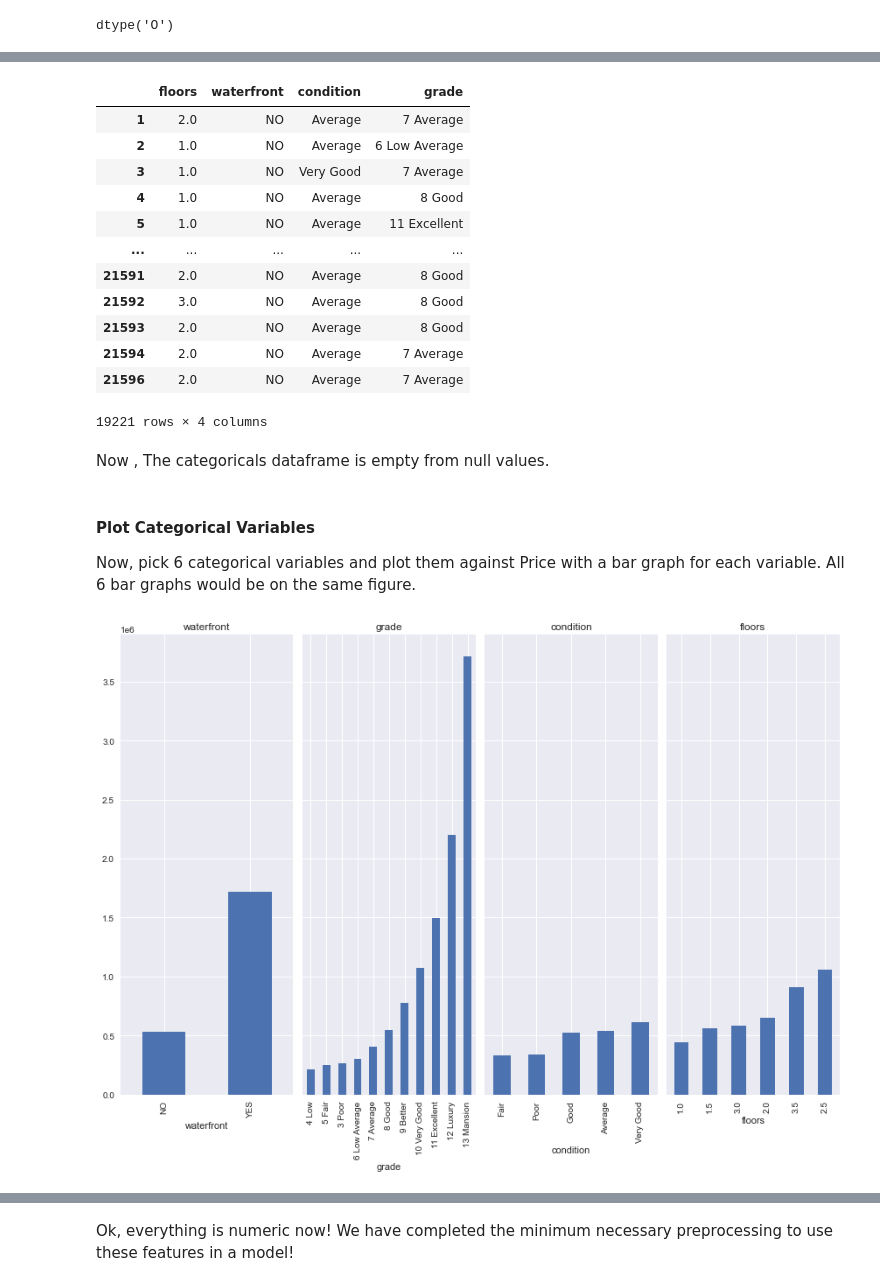
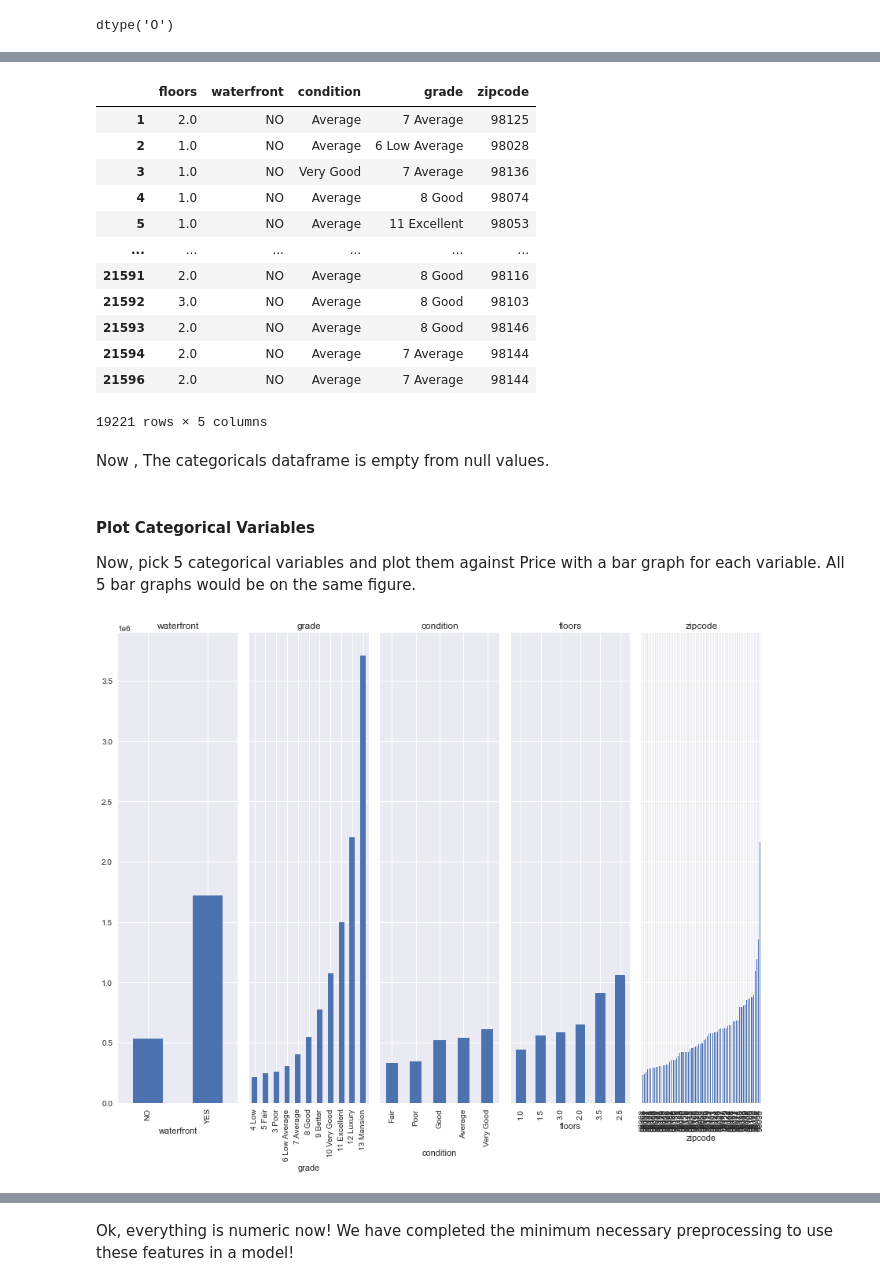
Before and after one commit to maysasaad/dsc-phase-2-project-v2-3, a Jupyter notebook: student.ipynb, the cells around one changed output, grey strips where cells are left out. Cells and saved outputs as stored; diff of their text form; code cells hidden in the pictures.

```diff
--- a/student.ipynb
+++ b/student.ipynb
@@ -65,0 +70,11 @@ House data frame contains 21 columns , we will pick some of them for our analizi
+# %%
+# Instantiate figure and set its size
+fig,ax = plt.subplots(figsize=(20,10))
+# Plot the scatterplot
+sns.scatterplot(x='long', y='lat', hue='price', data=house)
+# Add title and axis names
+plt.title("House's price based on house's location",pad=30,fontsize=45)
+plt.xlabel('longitude',labelpad=30,fontsize=50 )
+plt.ylabel('latitude',labelpad=30,fontsize=50)
+plt.xticks(fontsize=20)
+plt.yticks(fontsize=20)
@@ -69,7 +96,7 @@ For the purposes of this lab, we will only be using a subset of all of the featu
 # %%
 # Drop some columns from our data frame
 # Display the top 5 rows by using .head() method
-house = house.drop(columns=["id","date","view","sqft_above","sqft_basement","yr_renovated","zipcode","lat","long","sqft_living15","sqft_lot15"],axis=1)
+house = house.drop(columns=["id","date","view","sqft_above","sqft_basement","yr_renovated","lat","long","sqft_living15","sqft_lot15"],axis=1)
 house.head()
 # %% [output]
 |  | price | bedrooms | bathrooms | sqft_living | sqft_lot | floors | waterfront | condition | grade | ... |
@@ -159,5 +191,5 @@ house["floors"].dtype
 # %% [output]
 dtype('O')
 # %%
-# convert the data type of the column bedrooms to object by using .astype() method
-#house["bedrooms"] = house["bedrooms"].astype("str")
+# convert the data type of the column zipcode to object by using .astype() method
+house["zipcode"] = house["zipcode"].astype("str")
@@ -209,19 +238,19 @@ Name: grade, dtype: int64
 # Remove the null values by using .dropna()
 categoricals.dropna()
 # %% [output]
-|  | floors | waterfront | condition | grade |
-| 1 | 2.0 | NO | Average | 7 Average |
-| 2 | 1.0 | NO | Average | 6 Low Average |
-| 3 | 1.0 | NO | Very Good | 7 Average |
-| 4 | 1.0 | NO | Average | 8 Good |
-| 5 | 1.0 | NO | Average | 11 Excellent |
-| ... | ... | ... | ... | ... |
-| 21591 | 2.0 | NO | Average | 8 Good |
-| 21592 | 3.0 | NO | Average | 8 Good |
-| 21593 | 2.0 | NO | Average | 8 Good |
-| 21594 | 2.0 | NO | Average | 7 Average |
-| 21596 | 2.0 | NO | Average | 7 Average |
+|  | floors | waterfront | condition | grade | zipcode |
+| 1 | 2.0 | NO | Average | 7 Average | 98125 |
+| 2 | 1.0 | NO | Average | 6 Low Average | 98028 |
+| 3 | 1.0 | NO | Very Good | 7 Average | 98136 |
+| 4 | 1.0 | NO | Average | 8 Good | 98074 |
+| 5 | 1.0 | NO | Average | 11 Excellent | 98053 |
+| ... | ... | ... | ... | ... | ... |
+| 21591 | 2.0 | NO | Average | 8 Good | 98116 |
+| 21592 | 3.0 | NO | Average | 8 Good | 98103 |
+| 21593 | 2.0 | NO | Average | 8 Good | 98146 |
+| 21594 | 2.0 | NO | Average | 7 Average | 98144 |
+| 21596 | 2.0 | NO | Average | 7 Average | 98144 |
-19221 rows × 4 columns
+19221 rows × 5 columns
 # %% [markdown]
 Now , The categoricals dataframe is empty from null values.
 # %%
@@ -231,22 +260,22 @@ categoricals = ['waterfront','grade','condition','floors']
 # %% [markdown]
 #### Plot Categorical Variables
-Now, pick 6 categorical variables and plot them against Price with a bar graph for each variable. All 6 bar graphs would be on the same figure.
+Now, pick 5 categorical variables and plot them against Price with a bar graph for each variable. All 5 bar graphs would be on the same figure.
 # %%
-fig, axes = plt.subplots(nrows=1, ncols=4, figsize=(12,9), sharey=True)
+fig, axes = plt.subplots(nrows=1, ncols=5, figsize=(12,10), sharey=True)
 
-categoricals = ['waterfront','grade','condition',"floors"]
+categoricals = ['waterfront','grade','condition',"floors","zipcode"]
 
 for col, ax in zip(categoricals, axes.flatten()):
     (house.groupby(col)               # group values together by column of interest
          .mean()['price']       # take the mean of the saleprice for each group
          .sort_values()              # sort the groups in ascending order
          .plot
          .bar(ax=ax))                # create a bar graph on the ax
 
     ax.set_title(col)                # Make the title the name of the column
 
 fig.tight_layout()
 # %% [output]
-[figure, old version]
+[figure, new version]
 # %% [markdown]
 ##### Convert Categorical Features into Numbers
```
Also changed, not shown: parts of 111 cells of this notebook, 5 other files.
